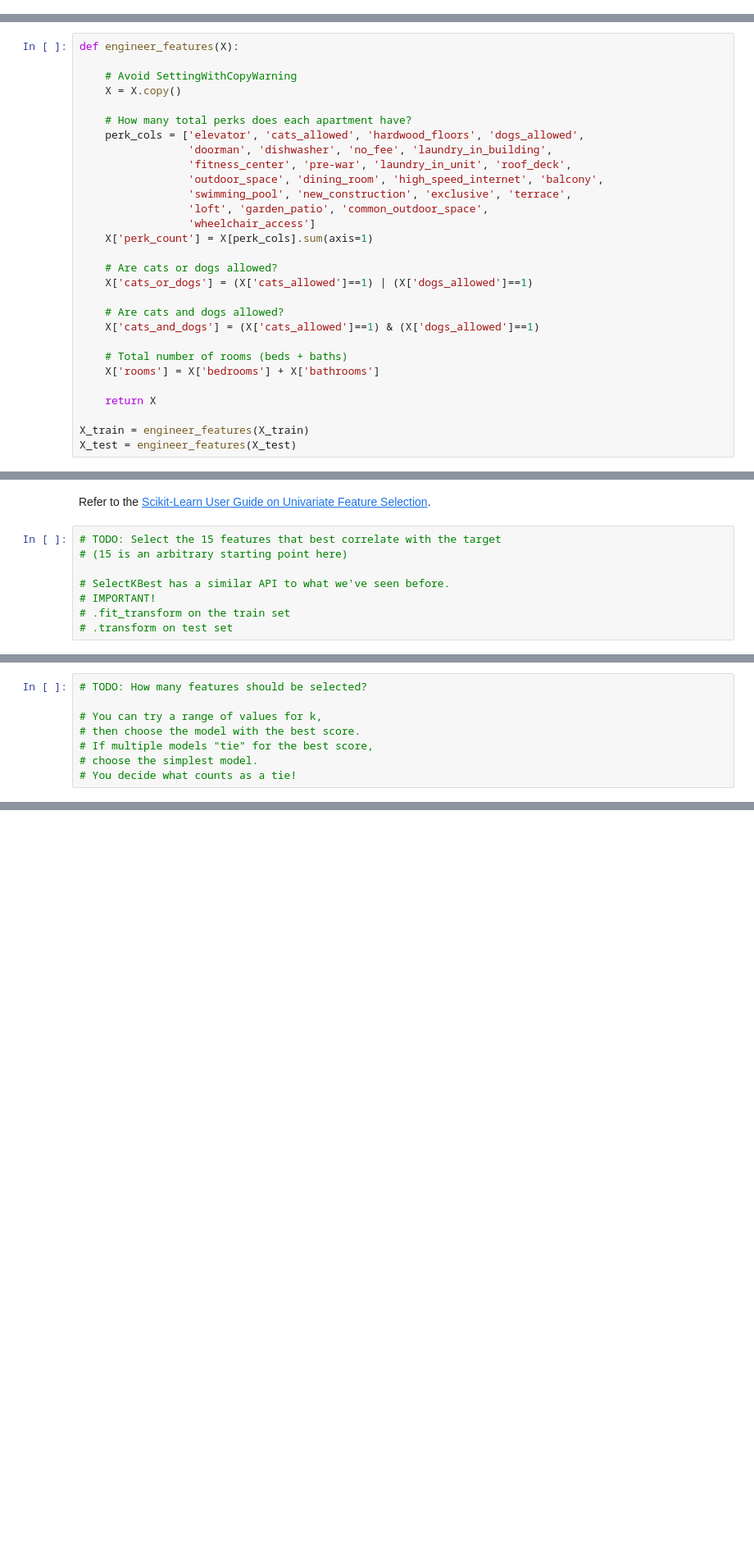
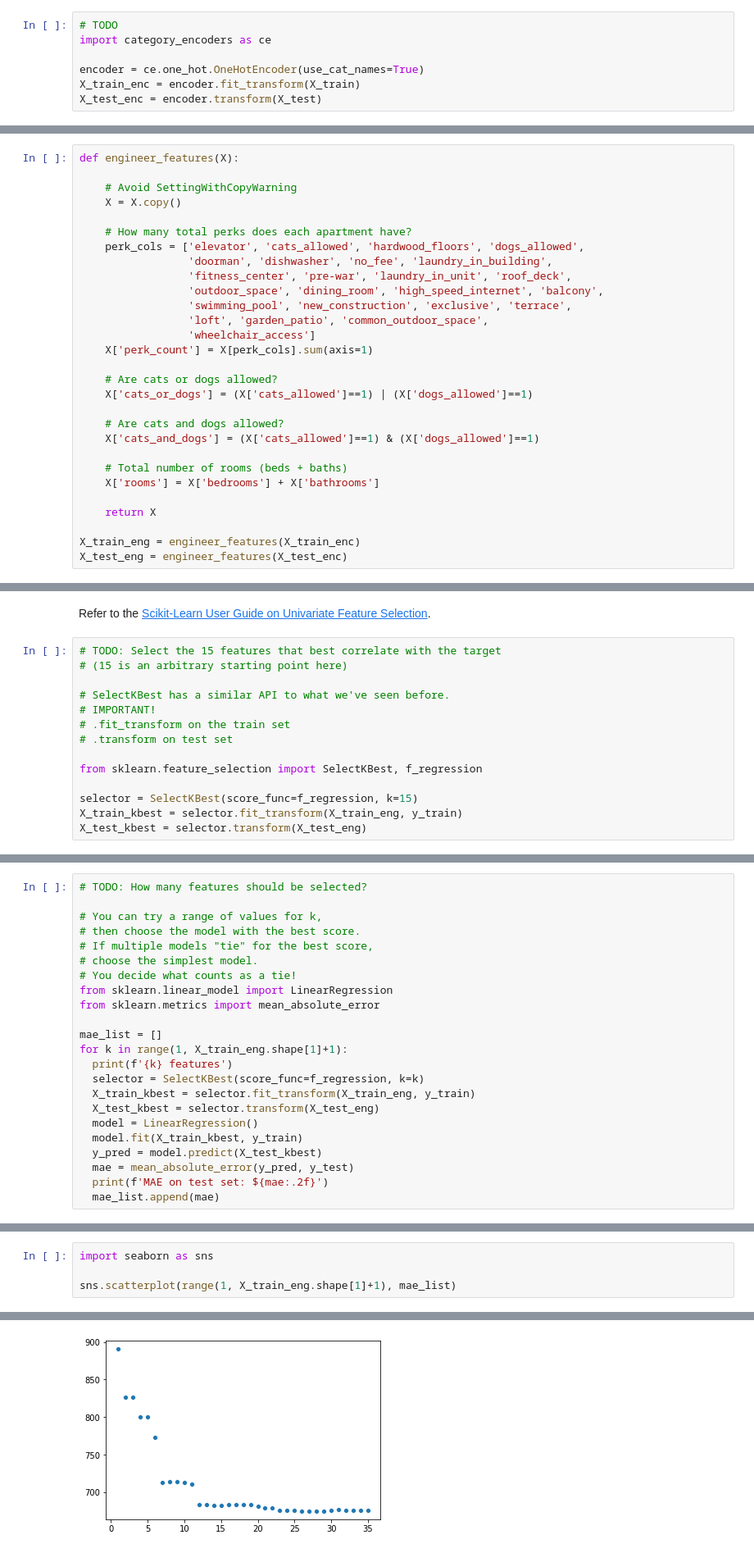
Before and after one commit to bloominstituteoftechnology/DS-Unit-2-Linear-Models, a Jupyter notebook: module3-ridge-regression/LS_DS_213.ipynb, the cells around one changed output, grey strips where cells are left out. Shown: that part at 82% size. Drawn from its saved outputs; the diff is of its cells as text; blank space fills up the shorter version.

Commit message:
module3-ridge-regression assignment

```diff
--- a/module3-ridge-regression/LS_DS_213.ipynb
+++ b/module3-ridge-regression/LS_DS_213.ipynb
@@ -121,3 +213,10 @@ Use [OneHotEncoder](https://contrib.scikit-learn.org/categorical-encoding/onehot
+# %%
+# TODO
+import category_encoders as ce
+
+encoder = ce.one_hot.OneHotEncoder(use_cat_names=True)
+X_train_enc = encoder.fit_transform(X_train)
+X_test_enc = encoder.transform(X_test)
 # %% [markdown]
 Here's what it looks like **after:**
 # %%
@@ -186,5 +293,5 @@ def engineer_features(X):
 
     return X
 
-X_train = engineer_features(X_train)
-X_test = engineer_features(X_test)
+X_train_eng = engineer_features(X_train_enc)
+X_test_eng = engineer_features(X_test_enc)
@@ -220,3 +340,9 @@ Refer to the [Scikit-Learn User Guide on Univariate Feature Selection](https://s
 # IMPORTANT!
 # .fit_transform on the train set
 # .transform on test set
+
+from sklearn.feature_selection import SelectKBest, f_regression
+
+selector = SelectKBest(score_func=f_regression, k=15)
+X_train_kbest = selector.fit_transform(X_train_eng, y_train)
+X_test_kbest = selector.transform(X_test_eng)
@@ -230,3 +394,18 @@ Refer to the [Scikit-Learn User Guide on Univariate Feature Selection](https://s
 # If multiple models "tie" for the best score,
 # choose the simplest model.
 # You decide what counts as a tie!
+from sklearn.linear_model import LinearRegression
+from sklearn.metrics import mean_absolute_error
+
+mae_list = []
+for k in range(1, X_train_eng.shape[1]+1):
+  print(f'{k} features')
+  selector = SelectKBest(score_func=f_regression, k=k)
+  X_train_kbest = selector.fit_transform(X_train_eng, y_train)
+  X_test_kbest = selector.transform(X_test_eng)
+  model = LinearRegression()
+  model.fit(X_train_kbest, y_train)
+  y_pred = model.predict(X_test_kbest)
+  mae = mean_absolute_error(y_pred, y_test)
+  print(f'MAE on test set: ${mae:.2f}')
+  mae_list.append(mae)
@@ -232,0 +430,5 @@ Refer to the [Scikit-Learn User Guide on Univariate Feature Selection](https://s
+# %%
+import seaborn as sns
+
+sns.scatterplot(range(1, X_train_eng.shape[1]+1), mae_list)
+# %% [output]
@@ -233,3 +436,4 @@ Refer to the [Scikit-Learn User Guide on Univariate Feature Selection](https://s
+[figure, added]
 # %% [markdown]
 ## Challenge
 
```
Also changed, not shown: parts of 34 cells of this notebook, 1 other file.
